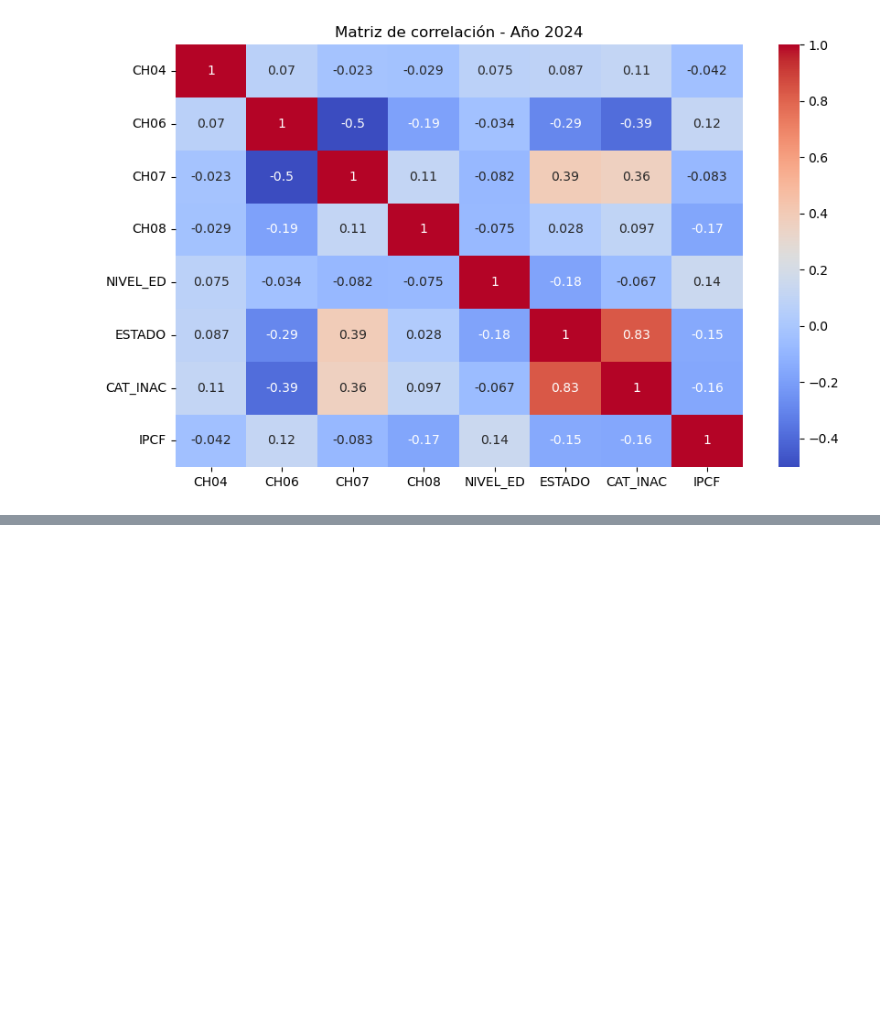
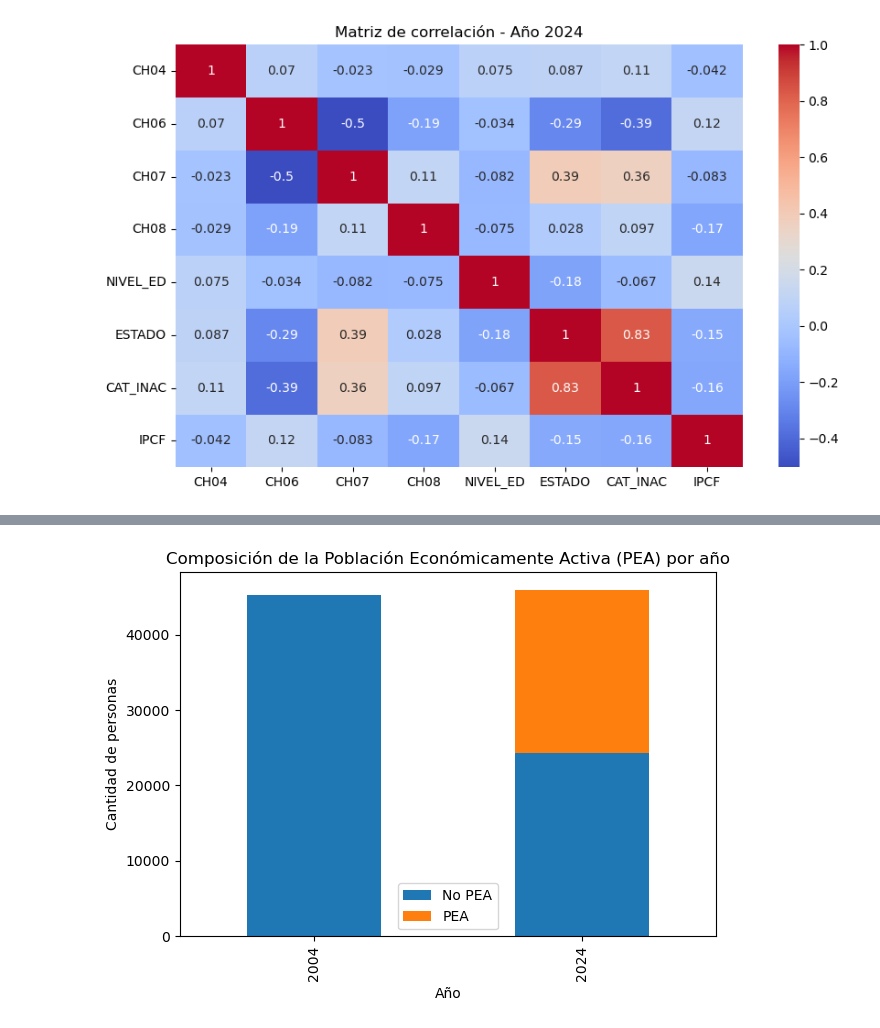
Before and after one commit to eliasrejas/BigData_UBA_Grupo4, a Jupyter notebook: TP2/1(parte 2 completa).ipynb, the cells around one changed output, grey strips where cells are left out. Drawn from its saved outputs; the diff is of its cells as text; code cells hidden in the pictures; blank space fills up the shorter version.

```diff
--- a/TP2/1(parte 2 completa).ipynb
+++ b/TP2/1(parte 2 completa).ipynb
@@ -309,0 +432,13 @@ plt.show()
+# %%
+import matplotlib.pyplot as plt
+
+pea_por_anio.plot(kind='bar', stacked=True)
+plt.title("Composición de la Población Económicamente Activa (PEA) por año")
+plt.xlabel("Año")
+plt.ylabel("Cantidad de personas")
+plt.legend(['No PEA', 'PEA'])
+plt.tight_layout()
+plt.savefig("pea_por_anio.png")
+plt.show()
+# %% [output]
+[figure, added]
```
Also changed, not shown: parts of 4 cells of this notebook.
